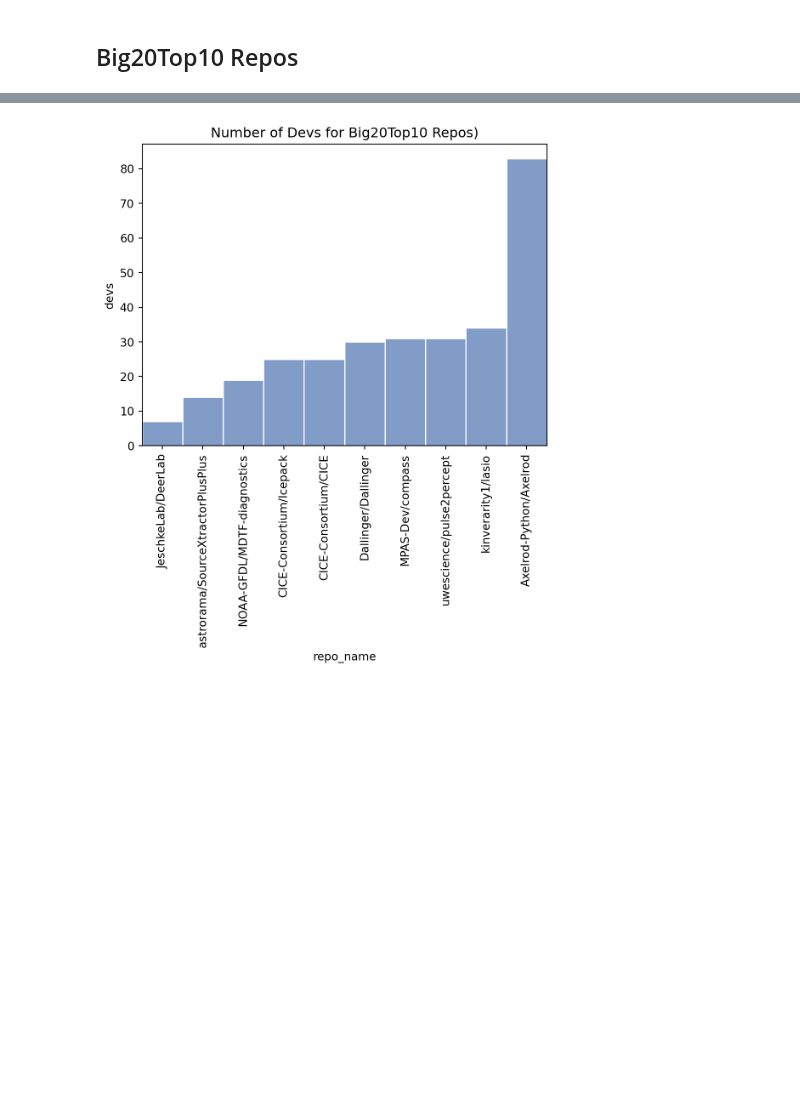
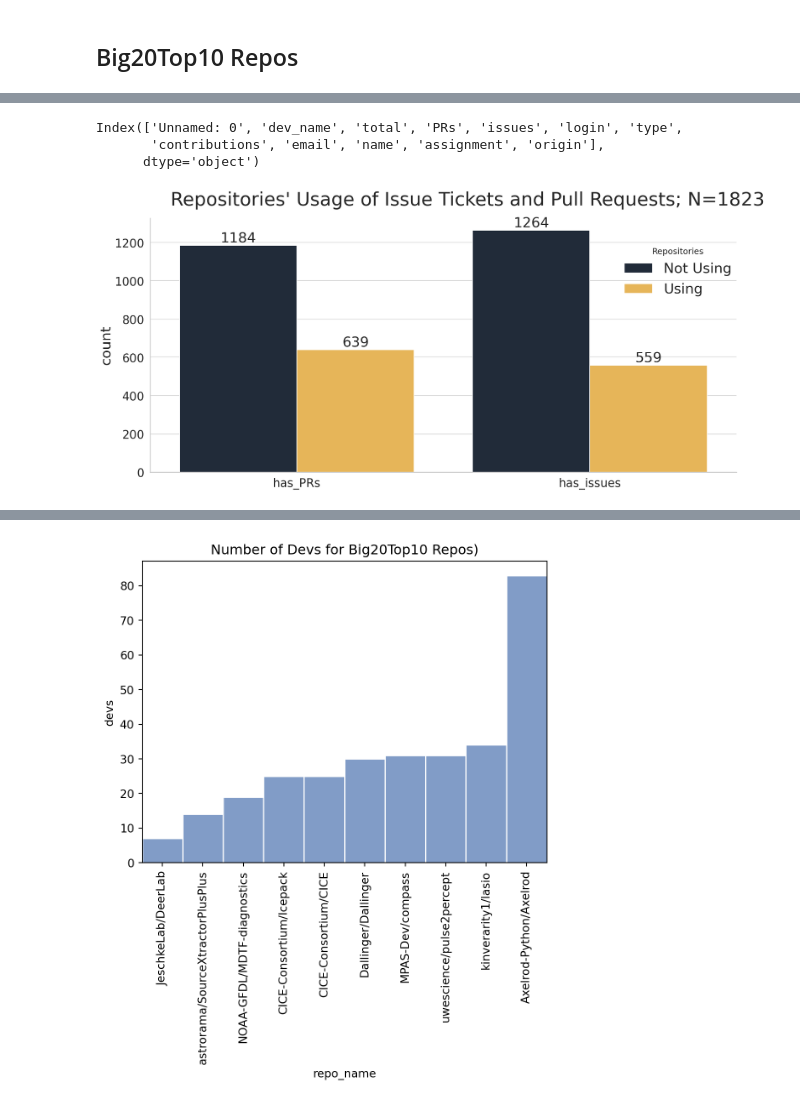
Before and after one commit to FlicAnderson/RSE-personas, a Jupyter notebook: githubanalysis/notebooks/Dev_Assignment.ipynb, the cells around one changed output, grey strips where cells are left out. Cells and saved outputs as stored; diff of their text form; code cells hidden in the pictures; blank space fills up the shorter version.

```diff
--- a/githubanalysis/notebooks/Dev_Assignment.ipynb
+++ b/githubanalysis/notebooks/Dev_Assignment.ipynb
@@ -78,0 +373,22 @@ big20top10stats
+# %%
+#boolcolors = ["#929591", "#d1b26f"] # xkcd grey, tan https://xkcd.com/color/rgb/
+boolcolors = ["#c5c9c7", "#a8a495"] # silver=False, greyish=True
+
+sns.set(palette=boolcolors)
+bar = sns.countplot(data=gh_stats, x='has_PRs')
+plt.xticks(rotation=20)
+plt.yticks(rotation=20)
+plt.title(f"Repos with at least 1 Pull Request; N={len(gh_stats)}")
+plt.xlabel("Uses Pull Requests")
+
+# Define some hatches
+hatches = ['|', '.']
+
+# Loop over the bars
+for i,thisbar in enumerate(bar.patches):
+    # Set a different hatch for each bar
+    thisbar.set_hatch(hatches[i])
+
+plt.show()
+
+#65% No PRs, 35% PRs
@@ -78,0 +511,28 @@ big20top10stats
+# %%
+dev_assignments.columns
+# %% [output]
+Index(['Unnamed: 0', 'dev_name', 'total', 'PRs', 'issues', 'login', 'type',
+       'contributions', 'email', 'name', 'assignment', 'origin'],
+      dtype='object')
+# %%
+PRs_df = pd.DataFrame(gh_stats.has_PRs)
+iss_df = pd.DataFrame(gh_stats.has_issues)
+
+stats_df = pd.concat(objs=[PRs_df, iss_df], axis=1)
+df_long = stats_df.melt(value_vars=['has_PRs', 'has_issues'], value_name='Repositories').replace({'Repositories': {False: 'Not Using', True: 'Using'}})
+# %%
+usenotusecolours = ["#1D2A3D", "#FDBC42"] # epccnavy, dandelion
+sns.set_theme(context='talk', style='whitegrid', palette=usenotusecolours,  rc={"lines.markersize":12, "legend.fontsize":30, "legend.frameon": True, "font.size":30,"axes.titlesize":40,"axes.labelsize":30, "xtick.labelsize":25, "ytick.labelsize":25, "grid.color":'grey', "grid.alpha": 0.3, "axes.axisbelow":True})
+plt = sns.catplot(kind='count', data=df_long,
+                x='variable', hue='Repositories', height=10, aspect=2, legend=True)
+plt.set(xlabel='')
+sns.move_legend(plt, 'upper right', bbox_to_anchor=(0.85, 0.85))
+for ax in plt.axes.flat:
+    for bars in ax.containers:
+        ax.bar_label(bars)
+plt.figure.subplots_adjust(top=0.90)
+plt.figure.suptitle(f"Repositories' Usage of Issue Tickets and Pull Requests; N={len(gh_stats)}", size=40)
+plt.savefig("../../images/bars_usage.png", dpi=1000)
+# to obtain:
+# %% [output]
+[figure, added]
```
Also changed, not shown: parts of 83 cells of this notebook.
